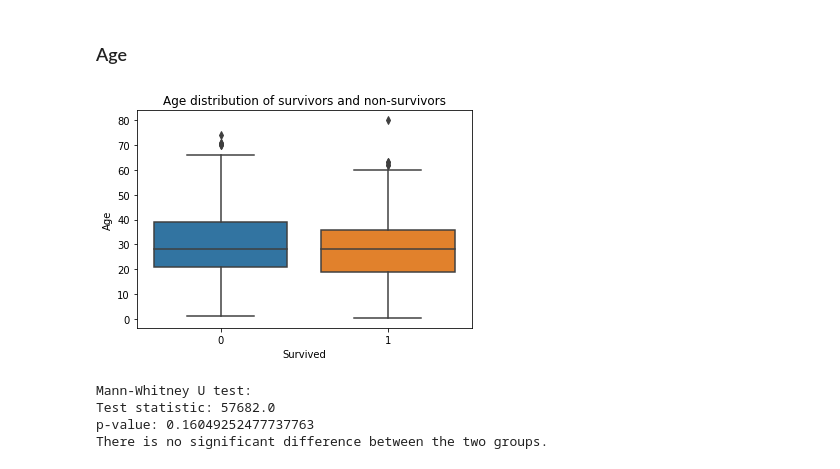
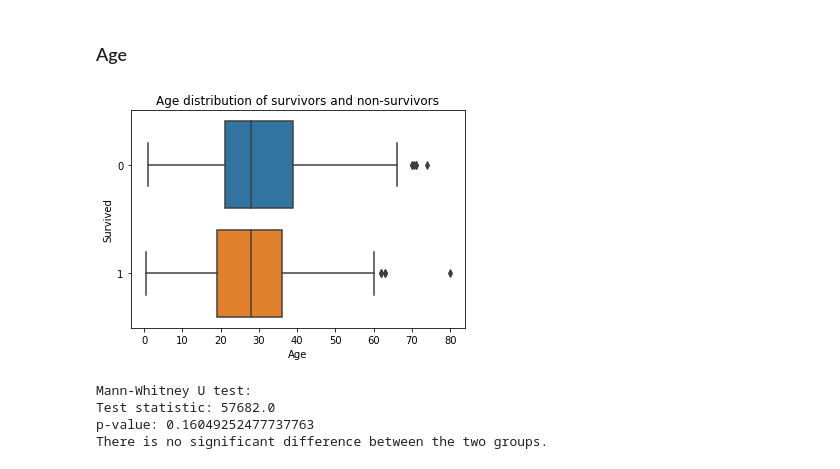
Before and after one commit to PabloJRW/titanic-classifier, a Jupyter notebook: Titanic.ipynb, the cells around one changed output. Saved outputs shown, nothing was run; the diff lists cells and outputs as text; code cells hidden in the pictures.

```diff
--- a/Titanic.ipynb
+++ b/Titanic.ipynb
@@ -117,3 +86,22 @@ sns.heatmap(df_train.isnull(), yticklabels=False, cbar=False, cmap='magma')
 plt.show()
 # %% [output]
 [figure]
+# %%
+# Importing regular expression library
+import re
+
+def extract_title(text):
+    """
+    Extract the social title from name.
+    E.g Mr, Mrs, Miss
+    """
+    pattern = r",\s(.+?)\s"
+    match = re.search(pattern, text)
+    if match:
+        return match.group(1)
+    else:
+        return ""
+# %%
+# Extracting social title from the name
+df_train['social_title'] = df_train['Name'].apply(extract_title)
+df_train.title.value_counts()
@@ -215,11 +222,11 @@ def mann_whitney_test(group1, group2):
 ### Age
 # %%
 plt.figure()
-sns.boxplot(x=df_train.Survived, y=df_train.Age, )
+sns.boxplot(x=df_train.Age, y=df_train.Survived, orient='h')
 plt.title('Age distribution of survivors and non-survivors')
 plt.show()
 # %% [output]
-[figure, old version]
+[figure, new version]
 # %%
 # Mann-Whitney U test - Age
 mann_whitney_test(age_survived, age_no_survived)
```
Also changed, not shown: parts of 56 cells of this notebook.
